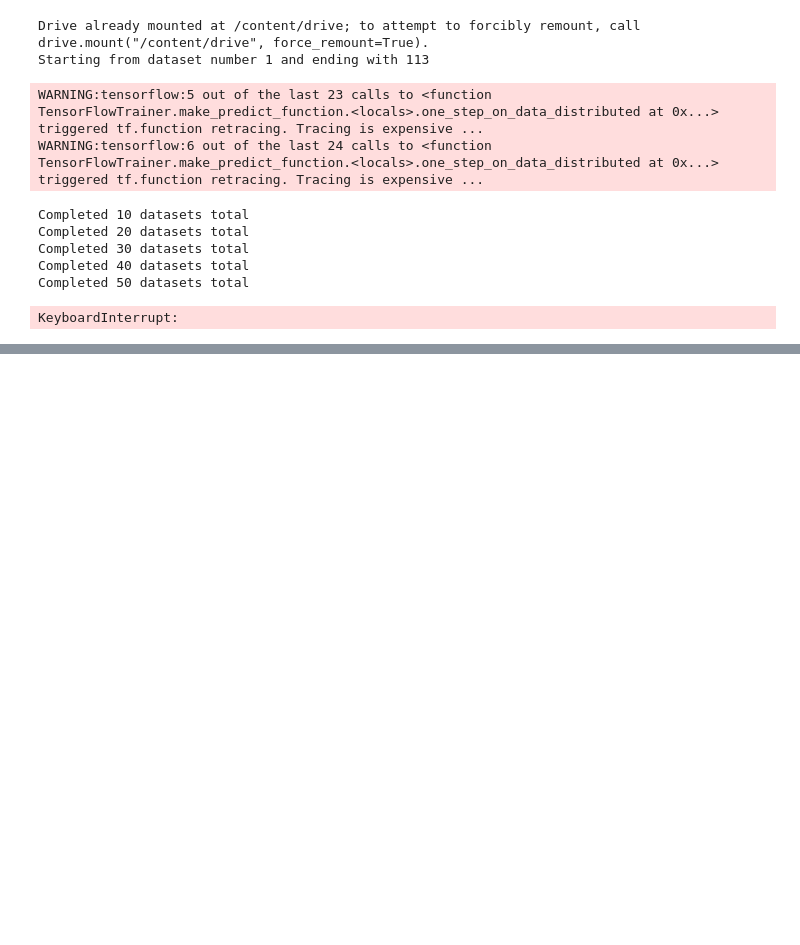
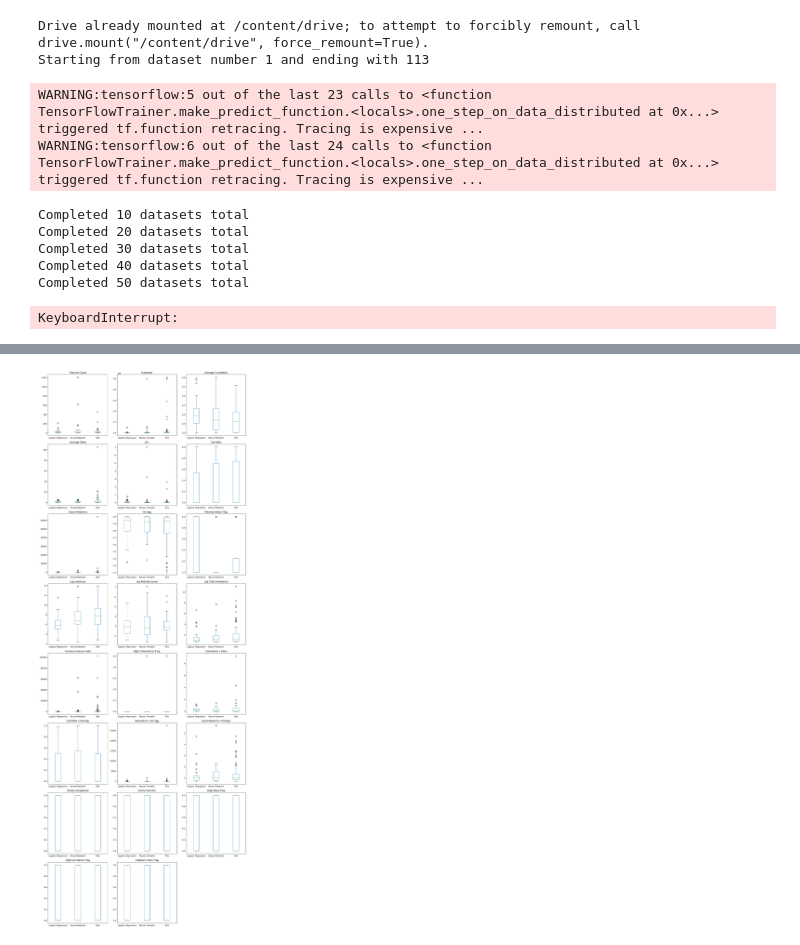
Before and after one commit to thatcherty/ML-Algo-Selection, a Jupyter notebook: ML_Algo_Selection.ipynb, the cells around one changed output, grey strips where cells are left out. Cells and saved outputs as stored; diff of their text form; code cells hidden in the pictures; blank space fills up the shorter version.

```diff
--- a/ML_Algo_Selection.ipynb
+++ b/ML_Algo_Selection.ipynb
@@ -999,0 +1268,30 @@ Tree                                  21              10    57
+# %%
+def plot_boxplots_grid(X, y, cols_per_row=3):
+    df = X.copy()
+    df["Label"] = y
+
+    numeric_cols = X.select_dtypes(include="number").columns
+
+    n = len(numeric_cols)
+    rows = (n + cols_per_row - 1) // cols_per_row
+
+    fig, axes = plt.subplots(rows, cols_per_row, figsize=(15, 5 * rows))
+    axes = axes.flatten()
+
+    for i, col in enumerate(numeric_cols):
+        df.boxplot(column=col, by="Label", ax=axes[i], grid=False)
+        axes[i].set_title(col)
+        axes[i].set_xlabel("")
+        axes[i].set_ylabel("")
+
+    # remove unused plots
+    for j in range(i + 1, len(axes)):
+        fig.delaxes(axes[j])
+
+    plt.suptitle("")
+    plt.tight_layout()
+    plt.show()
+
+plot_boxplots_grid(X, y)
+# %% [output]
+[figure, added]
```
Also changed, not shown: parts of 6 cells of this notebook.
